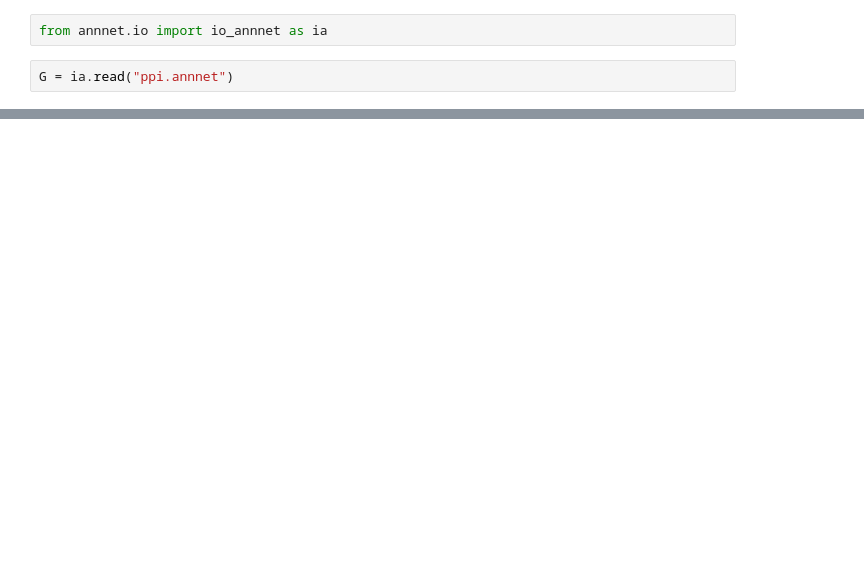
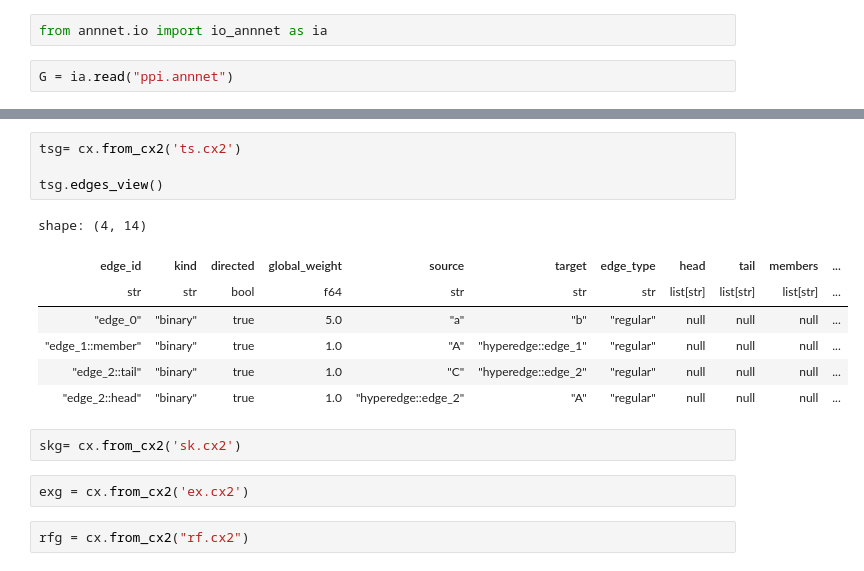
Before and after one commit to saezlab/annnet, a Jupyter notebook: docs/testing_new_updates.ipynb, the cells around one changed output, grey strips where cells are left out. Drawn from its saved outputs; the diff is of its cells as text; blank space fills up the shorter version.

Commit message:
hyperedge handling in cx2 adapter (skip, exapand or reify) + complete roundtrip with attributes + practical test notebook

```diff
--- a/docs/testing_new_updates.ipynb
+++ b/docs/testing_new_updates.ipynb
@@ -705,0 +699,18 @@ cxG
+# %%
+tsg= cx.from_cx2('ts.cx2')
+
+tsg.edges_view()
+# %% [output]
+shape: (4, 14)
+| edge_id | kind | directed | global_weight | source | target | edge_type | head | tail | members | ... |
+| str | str | bool | f64 | str | str | str | list[str] | list[str] | list[str] | ... |
+| "edge_0" | "binary" | true | 5.0 | "a" | "b" | "regular" | null | null | null | ... |
+| "edge_1::member" | "binary" | true | 1.0 | "A" | "hyperedge::edge_1" | "regular" | null | null | null | ... |
+| "edge_2::tail" | "binary" | true | 1.0 | "C" | "hyperedge::edge_2" | "regular" | null | null | null | ... |
+| "edge_2::head" | "binary" | true | 1.0 | "hyperedge::edge_2" | "A" | "regular" | null | null | null | ... |
+# %%
+skg= cx.from_cx2('sk.cx2')
+# %%
+exg = cx.from_cx2('ex.cx2')
+# %%
+rfg = cx.from_cx2("rf.cx2")
```
Also changed, not shown: parts of 26 cells of this notebook, 1 other file.
